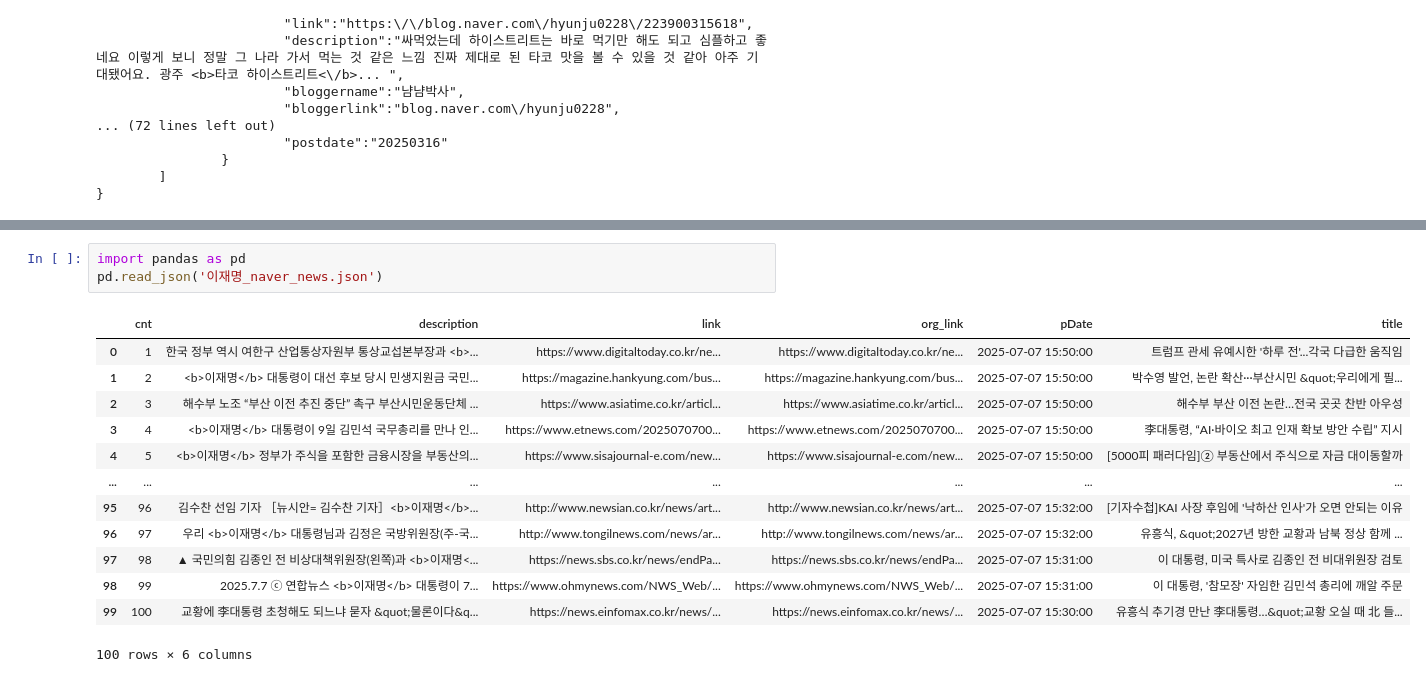
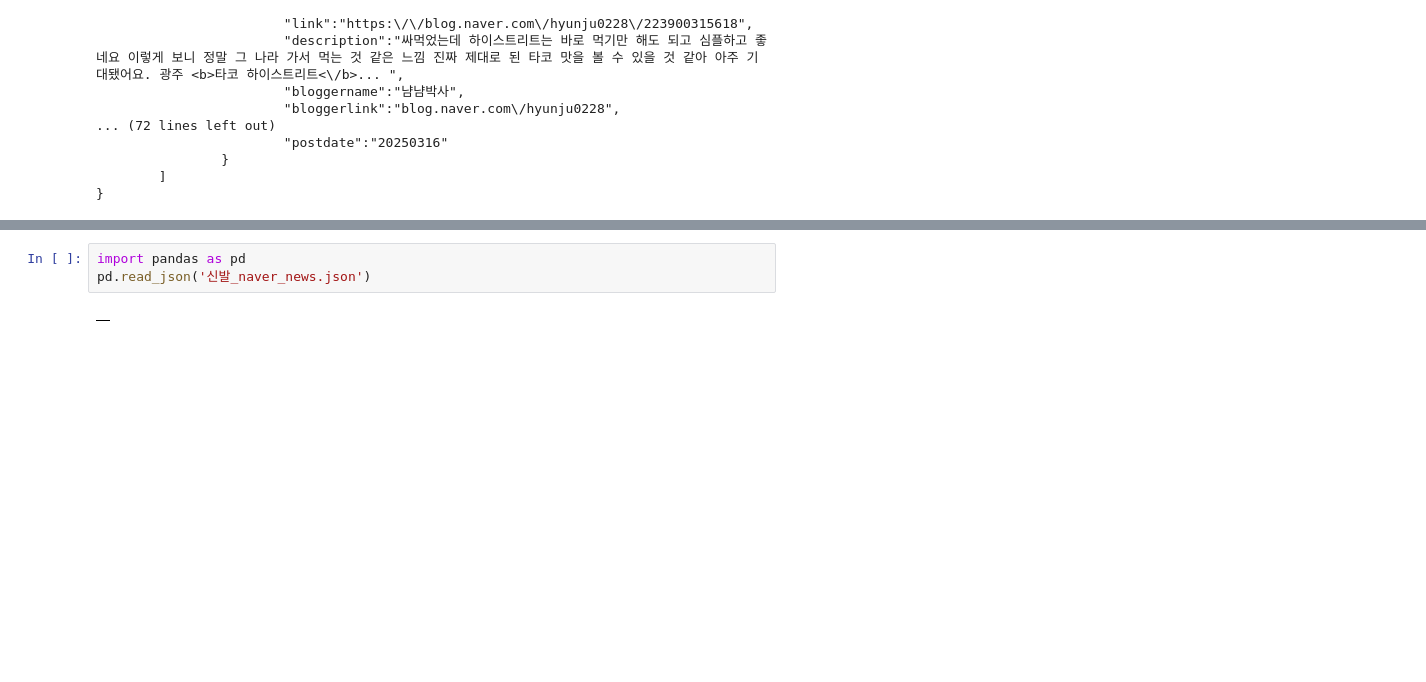
Before and after one commit to cleamm/TIL, a Jupyter notebook: 2025/Python/20250707.ipynb, the cells around one changed output, grey strips where cells are left out. Cells and saved outputs as stored; diff of their text form; blank space fills up the shorter version.

```diff
--- a/2025/Python/20250707.ipynb
+++ b/2025/Python/20250707.ipynb
@@ -413,17 +412,5 @@ main()
 # %%
 import pandas as pd
-pd.read_json('이재명_naver_news.json')
+pd.read_json('신발_naver_news.json')
 # %% [output]
-|  | cnt | description | link | org_link | pDate | title |
-| 0 | 1 | 한국 정부 역시 여한구 산업통상자원부 통상교섭본부장과 <b>... | https://www.digitaltoday.co.kr/ne... | https://www.digitaltoday.co.kr/ne... | 2025-07-07 15:50:00 | 트럼프 관세 유예시한 '하루 전'...각국 다급한 움직임 |
-| 1 | 2 | <b>이재명</b> 대통령이 대선 후보 당시 민생지원금 국민... | https://magazine.hankyung.com/bus... | https://magazine.hankyung.com/bus... | 2025-07-07 15:50:00 | 박수영 발언, 논란 확산···부산시민 &quot;우리에게 필... |
-| 2 | 3 | 해수부 노조 “부산 이전 추진 중단” 촉구 부산시민운동단체 ... | https://www.asiatime.co.kr/articl... | https://www.asiatime.co.kr/articl... | 2025-07-07 15:50:00 | 해수부 부산 이전 논란…전국 곳곳 찬반 아우성 |
-| 3 | 4 | <b>이재명</b> 대통령이 9일 김민석 국무총리를 만나 인... | https://www.etnews.com/2025070700... | https://www.etnews.com/2025070700... | 2025-07-07 15:50:00 | 李대통령, “AI·바이오 최고 인재 확보 방안 수립” 지시 |
-| 4 | 5 | <b>이재명</b> 정부가 주식을 포함한 금융시장을 부동산의... | https://www.sisajournal-e.com/new... | https://www.sisajournal-e.com/new... | 2025-07-07 15:50:00 | [5000피 패러다임]② 부동산에서 주식으로 자금 대이동할까 |
-| ... | ... | ... | ... | ... | ... | ... |
-| 95 | 96 | 김수찬 선임 기자 ［뉴시안= 김수찬 기자］<b>이재명</b>... | http://www.newsian.co.kr/news/art... | http://www.newsian.co.kr/news/art... | 2025-07-07 15:32:00 | [기자수첩]KAI 사장 후임에 '낙하산 인사'가 오면 안되는 이유 |
-| 96 | 97 | 우리 <b>이재명</b> 대통령님과 김정은 국방위원장(주-국... | http://www.tongilnews.com/news/ar... | http://www.tongilnews.com/news/ar... | 2025-07-07 15:32:00 | 유흥식, &quot;2027년 방한 교황과 남북 정상 함께 ... |
-| 97 | 98 | ▲ 국민의힘 김종인 전 비상대책위원장(왼쪽)과 <b>이재명<... | https://news.sbs.co.kr/news/endPa... | https://news.sbs.co.kr/news/endPa... | 2025-07-07 15:31:00 | 이 대통령, 미국 특사로 김종인 전 비대위원장 검토 |
-| 98 | 99 | 2025.7.7 ⓒ 연합뉴스 <b>이재명</b> 대통령이 7... | https://www.ohmynews.com/NWS_Web/... | https://www.ohmynews.com/NWS_Web/... | 2025-07-07 15:31:00 | 이 대통령, '참모장' 자임한 김민석 총리에 깨알 주문 |
-| 99 | 100 | 교황에 李대통령 초청해도 되느냐 묻자 &quot;물론이다&q... | https://news.einfomax.co.kr/news/... | https://news.einfomax.co.kr/news/... | 2025-07-07 15:30:00 | 유흥식 추기경 만난 李대통령…&quot;교황 오실 때 北 들... |
+|  |
-100 rows × 6 columns
```
Also changed, not shown: parts of 2 cells of this notebook, 4 other files.
